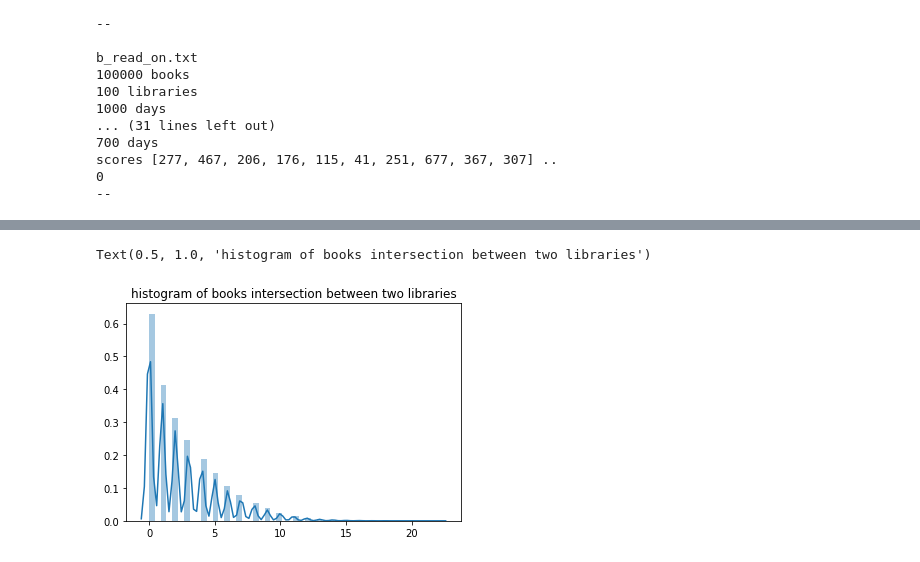
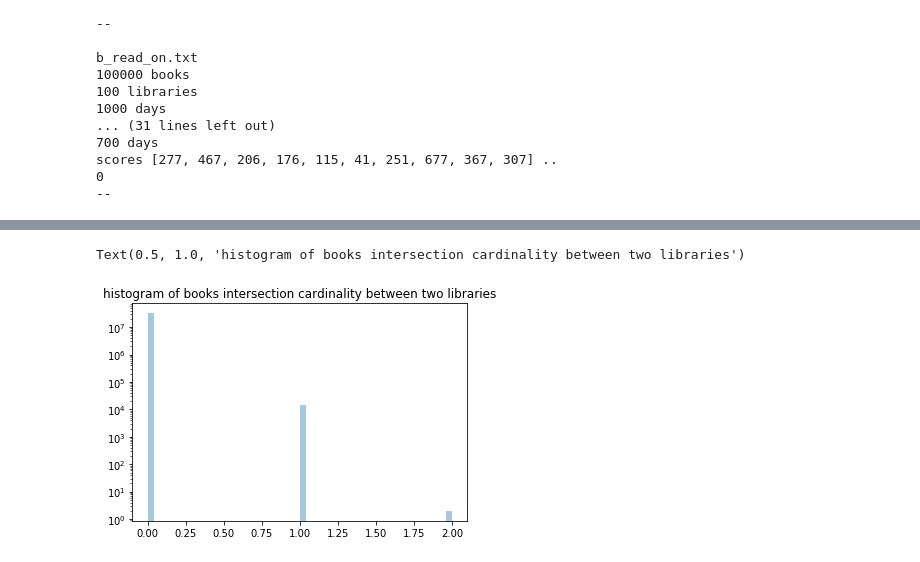
Before and after one commit to yoann-dufresne/BlaNiRaYo, a Jupyter notebook: data/viz_instances.ipynb, the cells around one changed output, grey strips where cells are left out. Cells and saved outputs as stored; diff of their text form; code cells hidden in the pictures.

```diff
--- a/data/viz_instances.ipynb
+++ b/data/viz_instances.ipynb
@@ -40,12 +40,11 @@ scores [277, 467, 206, 176, 115, 41, 251, 677, 367, 307] ..
 import seaborn as sns
 import pandas as pd
 
-"""
-focus on e
-"""
+#nb_books, nb_libs, nb_days, scores, libs, books = parse("e_so_many_books.txt")
 #nb_books, nb_libs, nb_days, scores, libs, books = parse("c_incunabula.txt")
-#nb_books, nb_libs, nb_days, scores, libs, books = parse("e_so_many_books.txt")
-nb_books, nb_libs, nb_days, scores, libs, books = parse("f_libraries_of_the_world.txt")
+#nb_books, nb_libs, nb_days, scores, libs, books = parse("f_libraries_of_the_world.txt")
+#nb_books, nb_libs, nb_days, scores, libs, books = parse("b_read_on.txt")
+nb_books, nb_libs, nb_days, scores, libs, books = parse("d_tough_choices.txt")
 
 
 
@@ -73,7 +72,7 @@ def analyze(libs):
     #print(df)
     import matplotlib.pyplot as plt
     plt.figure(figsize=(45,10))
-    sns.boxplot(data=df).set_title('boxplot of books scores per library') # slow, maybe disable it
+    #sns.boxplot(data=df).set_title('boxplot of books scores per library') # slow, maybe disable it
     return libs_books_values, libs_nb_books, mean_lib_books_scores, sum_lib_books_scores
 
 libs_books_values, libs_nb_books, mean_lib_books_scores, sum_lib_books_scores = analyze(libs)
@@ -201,10 +203,12 @@ None
 # %%
+import random
 intersections = []
-for lib1 in libs:
-    for lib2 in libs:
+libs_sample = random.sample(libs, 8000) # because for instance d there are too many libs
+for lib1 in libs_sample:
+    for lib2 in libs_sample:
         if lib1.ide >= lib2.ide: continue
         intersections += [len(set(lib1.books) & set(lib2.books))]
-sns.distplot(intersections).set_title('histogram of books intersection between two libraries')
+sns.distplot(intersections,hist=True, kde=False, hist_kws={'log':True}).set_title('histogram of books intersection cardinality between two libraries')
 # %% [output]
-Text(0.5, 1.0, 'histogram of books intersection between two libraries')
+Text(0.5, 1.0, 'histogram of books intersection cardinality between two libraries')
-[figure, old version]
+[figure, new version]
```
Also changed, not shown: parts of 10 cells of this notebook, 6 other files.
